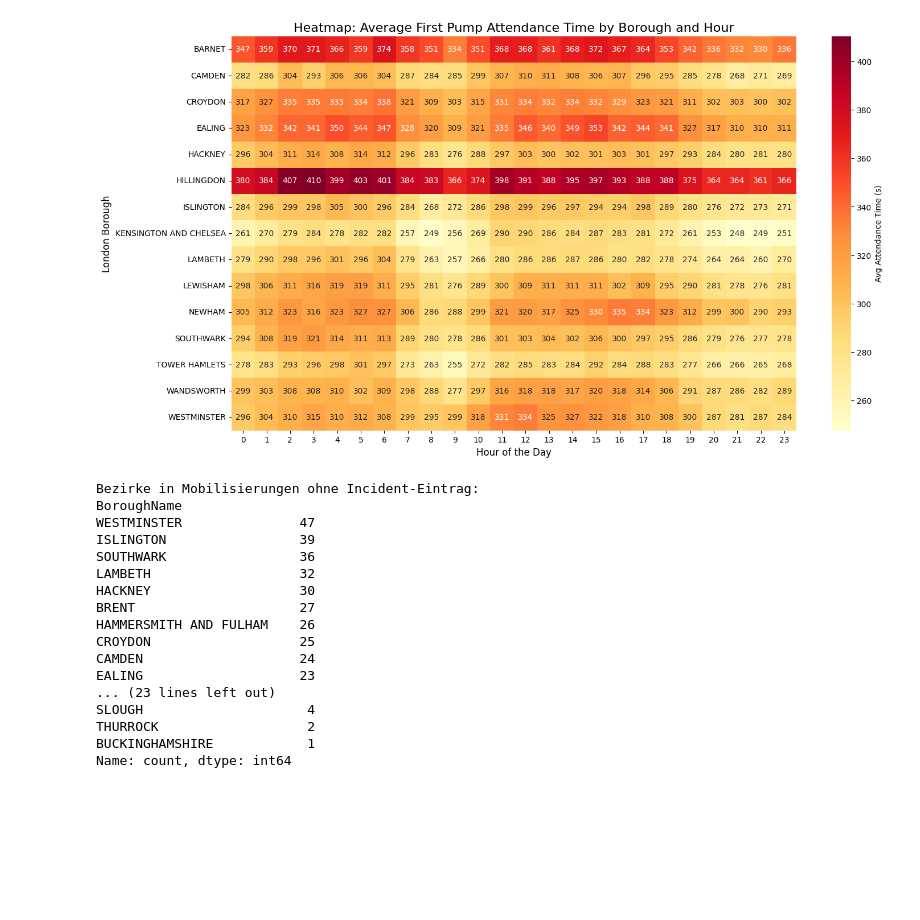
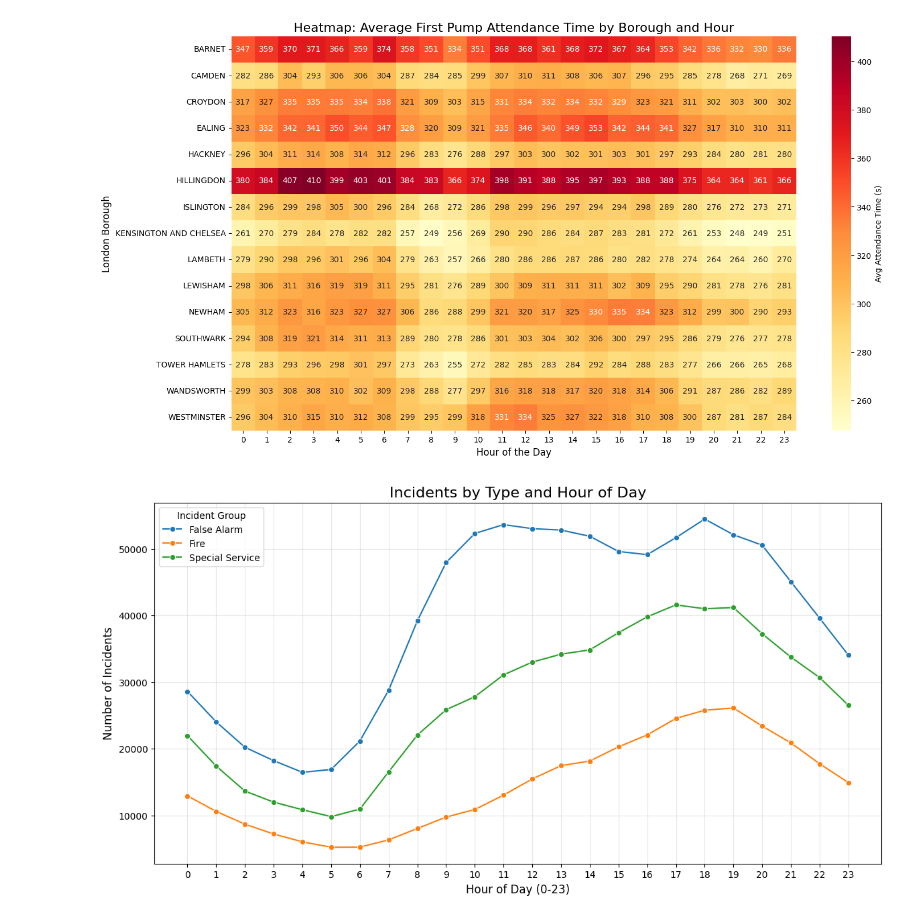
Before and after one commit to Gannnki/mle_liora_london_firefighter, a Jupyter notebook: laura_plots.ipynb, the cells around one changed output. Saved outputs shown, nothing was run; the diff lists cells and outputs as text; code cells hidden in the pictures; blank space fills up the shorter version.

```diff
--- a/laura_plots.ipynb
+++ b/laura_plots.ipynb
@@ -169,31 +169,23 @@ plt.ylabel('London Borough', fontsize=12)
 plt.show()
 # %% [output]
 [figure]
-# %%
-# All Incident-Nummern from incident DataFrame
-inc_numbers = set(inc_all['IncidentNumber'])
-
-# Filter the mobilisatation Incident ID who are not in there
-mobs_without_inc = mob_all[~mob_all['IncidentNumber'].isin(inc_numbers)]
-
-# Jetzt schau dir an, welche Bezirke dort stehen
-print("Boroughs in Mobilisation without Data in Incident:")
-print(mobs_without_inc['BoroughName'].value_counts())
-# %% [output]
-Bezirke in Mobilisierungen ohne Incident-Eintrag:
-BoroughName
-WESTMINSTER               47
-ISLINGTON                 39
-SOUTHWARK                 36
-LAMBETH                   32
-HACKNEY                   30
-BRENT                     27
-HAMMERSMITH AND FULHAM    26
-CROYDON                   25
-CAMDEN                    24
-EALING                    23
-... (23 lines left out)
-SLOUGH                     4
-THURROCK                   2
-BUCKINGHAMSHIRE            1
-Name: count, dtype: int64
+# %%
+hourly_incidents = inc_all.groupby(['HourOfCall', 'IncidentGroup']).size().unstack()
+
+
+plt.figure(figsize=(14, 7))
+sns.lineplot(data=hourly_incidents, dashes=False, marker='o')
+
+
+plt.title('Incidents by Type and Hour of Day', fontsize=16)
+plt.xlabel('Hour of Day (0-23)', fontsize=12)
+plt.ylabel('Number of Incidents', fontsize=12)
+plt.xticks(range(0, 24))
+plt.grid(True, alpha=0.3)
+plt.legend(title='Incident Group')
+
+
+#plt.savefig('incidents_by_hour_and_type.png', dpi=300, bbox_inches='tight')
+plt.show()
+# %% [output]
+[figure, added]
```
Also changed, not shown: 1 other file.
